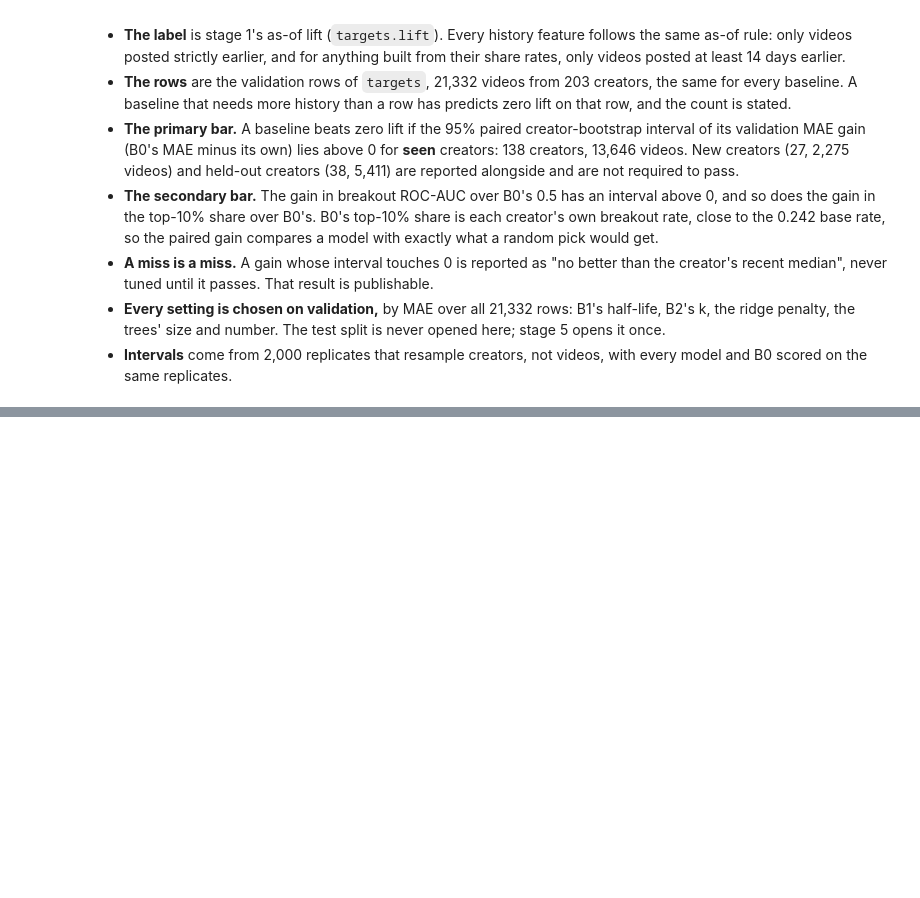
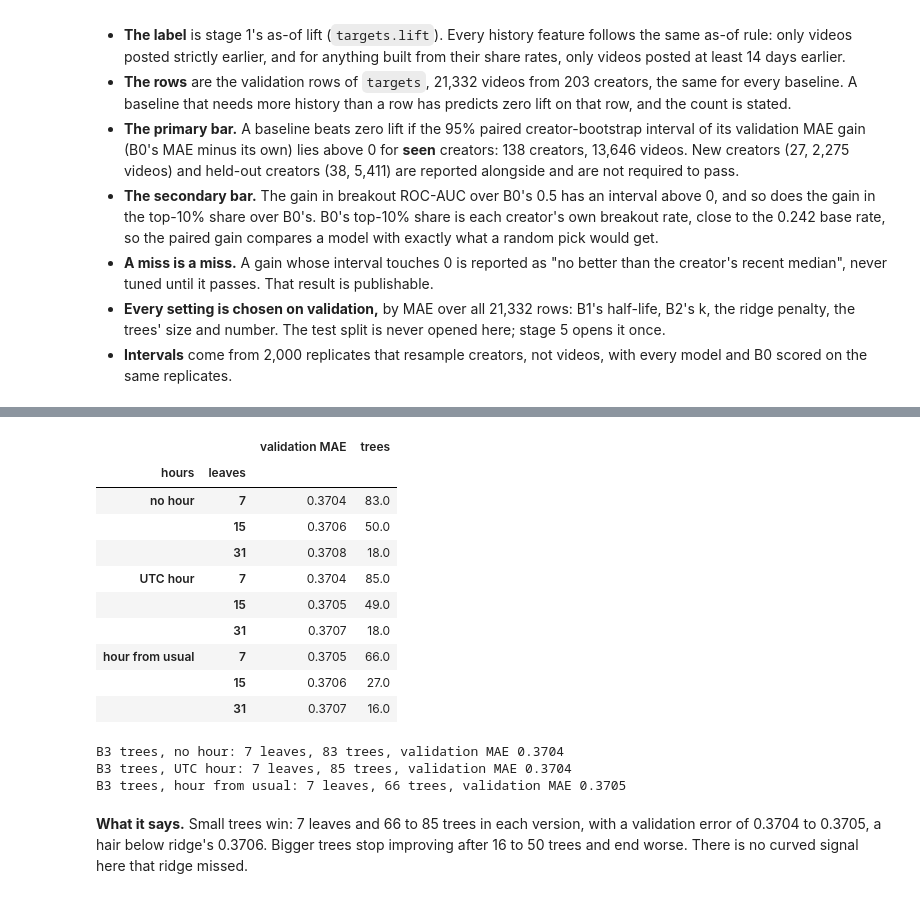
Before and after one commit to saricmilos/share-rate-prediction, a Jupyter notebook: notebooks/02_baselines.ipynb, the cells around one changed output, grey strips where cells are left out. Saved outputs shown, nothing was run; the diff lists cells and outputs as text; code cells hidden in the pictures; blank space fills up the shorter version.

```diff
--- a/notebooks/02_baselines.ipynb
+++ b/notebooks/02_baselines.ipynb
@@ -38,0 +277,18 @@ This cell was written, and committed, before any baseline was scored.
+# %%
+ks = [0, 1, 3, 10, 30, 100, 300, 1_000, 3_000, 10_000, np.inf]
+drift = {k: history.shrunk_drift(videos, k) for k in ks}
+by_k = pd.Series({k: validation_mae(drift[k]) for k in ks}, name="validation MAE").rename_axis("k")
+best_k = by_k.idxmin()
+display(by_k.round(4).to_frame().T)
+print(f"Chosen k: {best_k} (validation MAE {by_k.min():.4f}; B0: {by_k[np.inf]:.4f})")
+
+# A cross-check, not a choice: the k that empirical Bayes would pick from the training rows alone is the noise
+# within a creator divided by the real spread of creators' mean lift (sigma^2 / tau^2).
+per_creator = videos[training].groupby("creator").lift.agg(["mean", "var", "size"])
+within = (per_creator["var"] * (per_creator["size"] - 1)).sum() / (per_creator["size"] - 1).sum()  # sigma^2
+between = per_creator["mean"].var() - (within / per_creator["size"]).mean()  # tau^2: spread beyond the noise
+print(f"On the training rows: within-creator variance {within:.4f}, between-creator variance {between:.5f}, "
+      f"so empirical Bayes would pick k = {within / between:.0f}" if between > 0 else
+      "On the training rows the creators' mean lifts spread no more than noise: empirical Bayes picks k = inf")
+# k = infinity means no trust at all in the past mean: B2 is then B0, and the name says so.
+predictions[f"B2 drift, k = {best_k:g}" + (" (= zero lift)" if np.isinf(best_k) else "")] = drift[best_k]
@@ -38,0 +495,50 @@ This cell was written, and committed, before any baseline was scored.
+# %%
+TREE_HOURS = {"no hour": [], "UTC hour": ["hour_utc"], "hour from usual": ["hour_from_usual"]}
+TREE_NUMERIC = NUMERIC + ["weekday_utc"]
+leaf_counts, max_trees = [7, 15, 31], 400
+
+
+def trees(leaves, n_trees):
+    # Deterministic: no early stopping and no subsampling, so the same settings give the same model.
+    return HistGradientBoostingRegressor(learning_rate=0.05, max_iter=n_trees, max_leaf_nodes=leaves,
+                                         min_samples_leaf=200, early_stopping=False, random_state=0)
+
+
+tree_choice = {}
+for variant, hour_columns in TREE_HOURS.items():
+    columns = TREE_NUMERIC + hour_columns
+    for leaves in leaf_counts:
+        model = trees(leaves, max_trees).fit(features.loc[training, columns], y_train)
+        # The validation error after 1, 2, ..., 400 trees, read in one pass.
+        curve = [np.abs(val.lift.to_numpy() - stage).mean()
+                 for stage in model.staged_predict(features.loc[validation, columns])]
+        tree_choice[variant, leaves] = (min(curve), int(np.argmin(curve)) + 1)
+tree_table = pd.DataFrame(tree_choice, index=["validation MAE", "trees"]).T.rename_axis(["hours", "leaves"])
+display(tree_table.round(4))
+for variant, hour_columns in TREE_HOURS.items():
+    columns = TREE_NUMERIC + hour_columns
+    leaves = tree_table.loc[variant, "validation MAE"].idxmin()
+    n_trees = int(tree_table.loc[(variant, leaves), "trees"])
+    model = trees(leaves, n_trees).fit(features.loc[training, columns], y_train)
+    predictions[f"B3 trees, {variant}"] = model.predict(features[columns])
+    print(f"B3 trees, {variant}: {leaves} leaves, {n_trees} trees, "
+          f"validation MAE {validation_mae(predictions[f'B3 trees, {variant}']):.4f}")
+# %% [output]
+|  |  | validation MAE | trees |
+| hours | leaves |  |  |
+| no hour | 7 | 0.3704 | 83.0 |
+|  | 15 | 0.3706 | 50.0 |
+|  | 31 | 0.3708 | 18.0 |
+| UTC hour | 7 | 0.3704 | 85.0 |
+|  | 15 | 0.3705 | 49.0 |
+|  | 31 | 0.3707 | 18.0 |
+| hour from usual | 7 | 0.3705 | 66.0 |
+|  | 15 | 0.3706 | 27.0 |
+|  | 31 | 0.3707 | 16.0 |
+B3 trees, no hour: 7 leaves, 83 trees, validation MAE 0.3704
+B3 trees, UTC hour: 7 leaves, 85 trees, validation MAE 0.3704
+B3 trees, hour from usual: 7 leaves, 66 trees, validation MAE 0.3705
+# %% [markdown]
+**What it says.** Small trees win: 7 leaves and 66 to 85 trees in each version, with a validation error of 0.3704
+to 0.3705, a hair below ridge's 0.3706. Bigger trees stop improving after 16 to 50 trees and end worse. There is no
+curved signal here that ridge missed.
```
Also changed, not shown: parts of 44 cells of this notebook.
